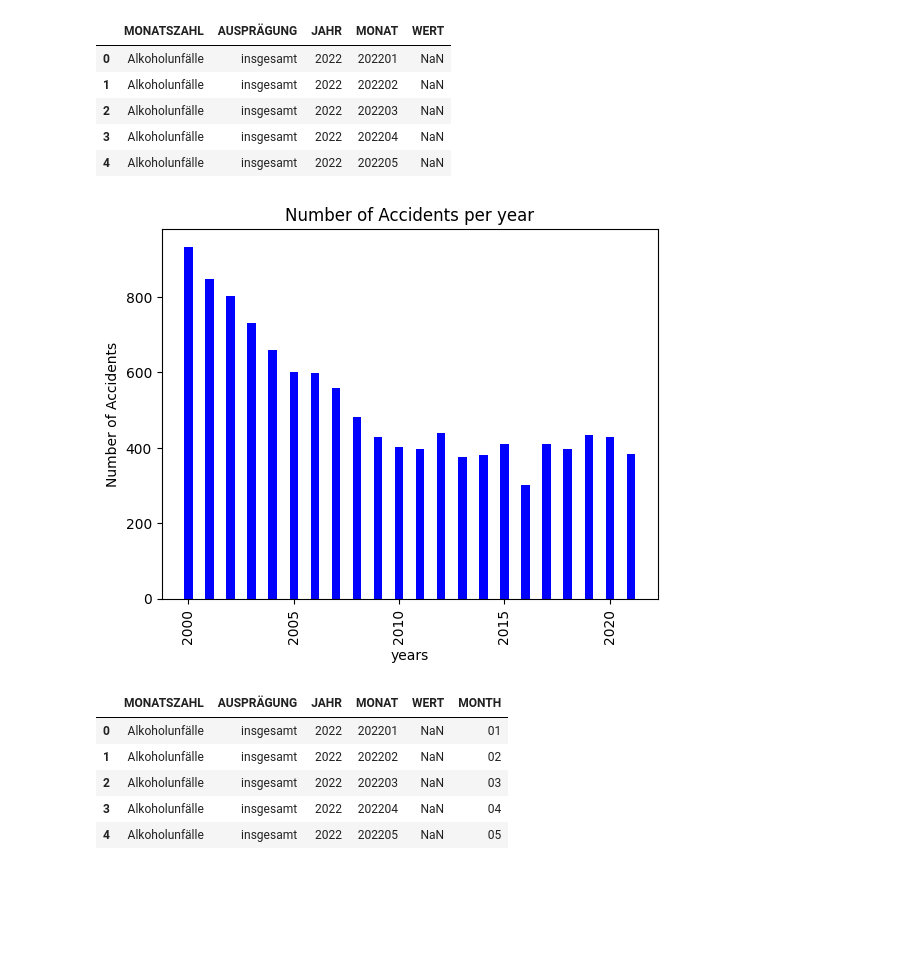
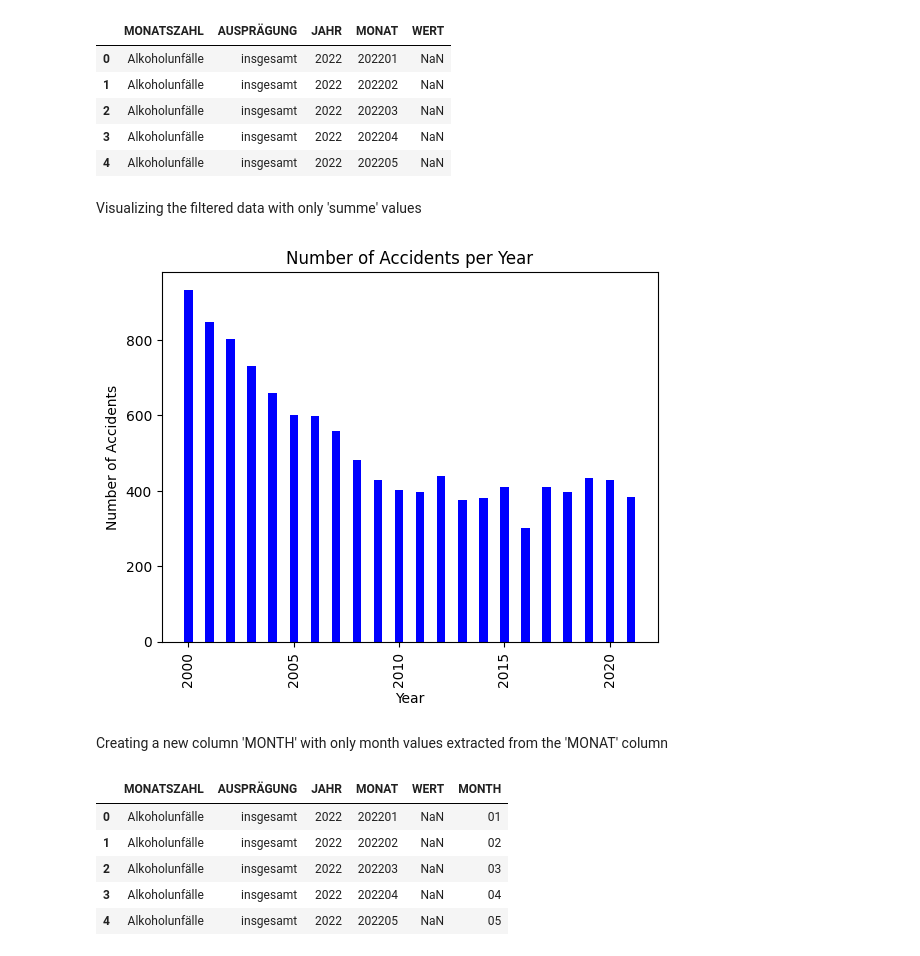
Before and after one commit to SiddhiGunaji/Time-Series-Forcasting, a Jupyter notebook: taskv2.ipynb, the cells around one changed output. Cells and saved outputs as stored; diff of their text form; code cells hidden in the pictures; blank space fills up the shorter version.

```diff
--- a/taskv2.ipynb
+++ b/taskv2.ipynb
@@ -54,7 +65,3 @@ plt.title("Number of Accidents per Category")
 plt.show()
 # %% [output]
 [figure]
-# %%
-# Filtering the data for the required category and type
-df_filtered = df[(df['MONATSZAHL'] == 'Alkoholunfälle') & (df['AUSPRÄGUNG'] == 'insgesamt')]
-df_filtered.info()
@@ -92,17 +89,21 @@ df_filtered.head()
 | 2 | Alkoholunfälle | insgesamt | 2022 | 202203 | NaN |
 | 3 | Alkoholunfälle | insgesamt | 2022 | 202204 | NaN |
 | 4 | Alkoholunfälle | insgesamt | 2022 | 202205 | NaN |
+# %% [markdown]
+Visualizing the filtered data with only 'summe' values
 # %%
-# Bar Graph for the number of accidents per year
+# Bar Graph for the Number of Accidents per Year
 plt.bar(df_summe.JAHR, df_summe.WERT, color ='blue', width = 0.4)
-plt.xlabel("years")
+plt.xlabel("Year")
 plt.ylabel("Number of Accidents")
-plt.title("Number of Accidents per year")
+plt.title("Number of Accidents per Year")
 plt.xticks(rotation=90)
 # plt.figure(figsize=(10,8))
 plt.show()
 # %% [output]
-[figure, old version]
+[figure, new version]
+# %% [markdown]
+Creating a new column 'MONTH' with only month values extracted from the 'MONAT' column
 # %%
 df_filtered['MONTH']= df_filtered['MONAT'].str[4:]
 df_filtered['JAHR']=df_filtered['JAHR'].astype(str)
```
Also changed, not shown: parts of 14 cells of this notebook.
